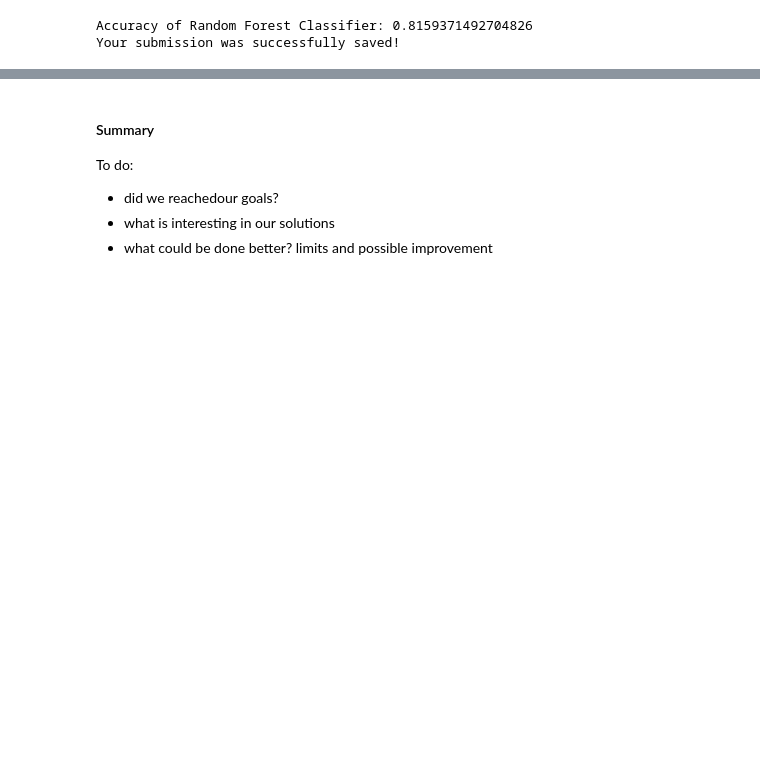
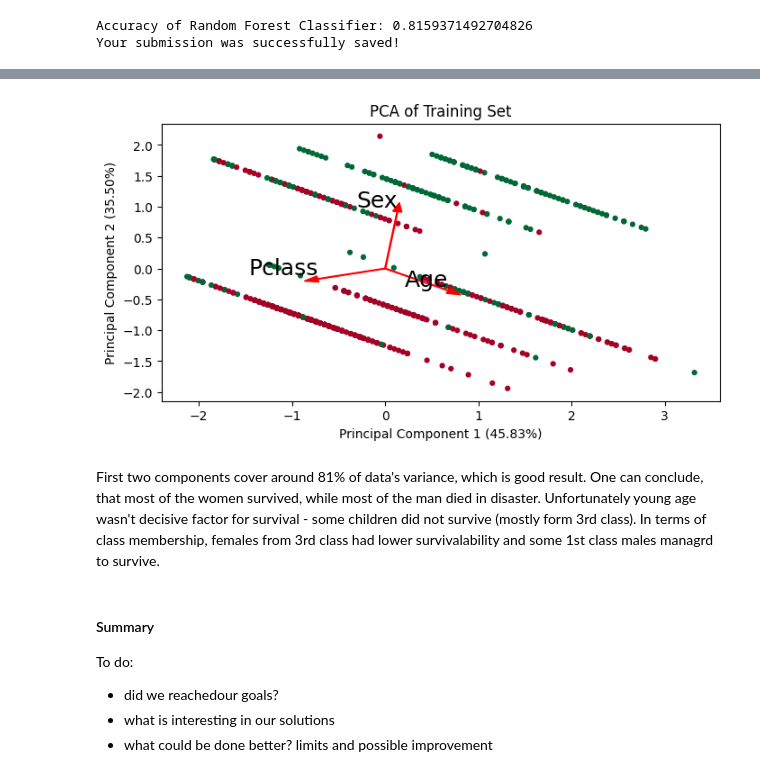
Before and after one commit to AdamKozakowski/Titanic-Disaster-Model, a Jupyter notebook: final_project_Group1.ipynb, the cells around one changed output, grey strips where cells are left out. Saved outputs shown, nothing was run; the diff lists cells and outputs as text; code cells hidden in the pictures; blank space fills up the shorter version.

```diff
--- a/final_project_Group1.ipynb
+++ b/final_project_Group1.ipynb
@@ -374,3 +360,42 @@ JAK PCA TO MOŻNA BIBLIOTEK UŻYĆ
+# %%
+from sklearn.decomposition import PCA
+from sklearn.preprocessing import StandardScaler
+import matplotlib.pyplot as plt
+# dropping unnecessary columns before PCA
+columns_to_drop = ["PassengerId","SibSp", "Parch",'Fare']
+df_train_pca = df_train_processed.drop(columns=columns_to_drop)
+X_train = df_train_pca.drop(columns=['Survived'])
+y_train = df_train_pca['Survived']
+
+
+# standardizing features
+scaler = StandardScaler()
+X_train_standardized = scaler.fit_transform(X_train)
+#preforming pca
+n_components = 2
+pca = PCA(n_components=n_components)
+X_train_pca = pca.fit_transform(X_train_standardized)
+components = pca.components_
+
+# ploting
+explained_variance_ratio = pca.explained_variance_ratio_
+plt.figure(figsize=(8, 4))
+plt.scatter(X_train_pca[:, 0], X_train_pca[:, 1], c=y_train, cmap='RdYlGn',s=12)
+plt.title('PCA of Training Set')
+plt.xlabel(f'Principal Component 1 ({explained_variance_ratio[0]*100:.2f}%)')
+plt.ylabel(f'Principal Component 2 ({explained_variance_ratio[1]*100:.2f}%)')
+
+# labeling and adding arrows for original features
+feature_names = X_train.columns
+for i, (pc1, pc2) in enumerate(zip(components[0], components[1])):
+    plt.text(pc1, pc2, feature_names[i], fontsize=18, ha='right', va='bottom')
+    plt.arrow(0, 0, pc1, pc2, color='r', width=0.01, head_width=0.1)
+
+plt.show()
+# %% [output]
+[figure, added]
+# %% [markdown]
+First two components cover around 81% of data's variance, which is good result. One can conclude, that most of the women survived, while most of the man died in disaster. Unfortunately young age wasn't decisive factor for survival - some children did not survive (mostly form 3rd class). In terms of class membership, females from 3rd class had lower survivalability and some 1st class males managrd to survive.
 # %% [markdown]
 #### Summary
 To do:
```
Also changed, not shown: parts of 5 cells of this notebook.
